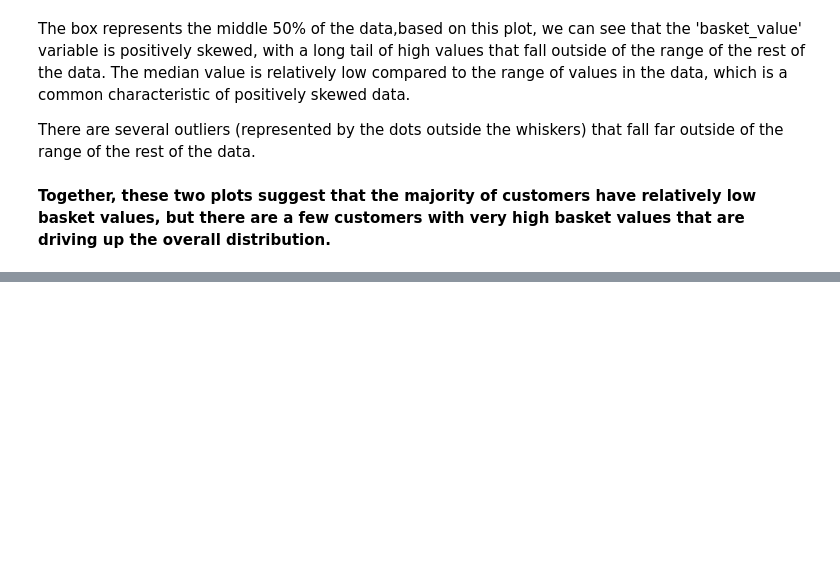
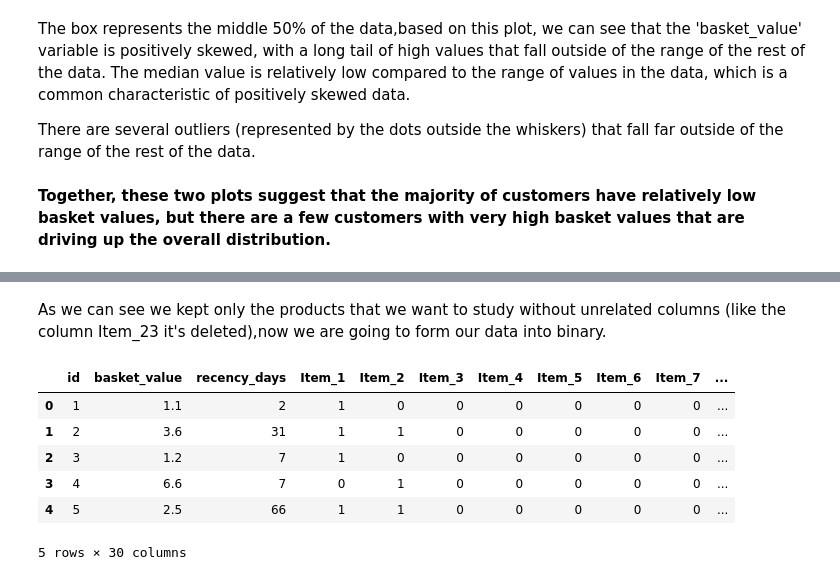
Before and after one commit to tfysekis/Data-Mining, a Jupyter notebook: Mining_Knowledge.ipynb, the cells around one changed output, grey strips where cells are left out. Drawn from its saved outputs; the diff is of its cells as text; code cells hidden in the pictures; blank space fills up the shorter version.

```diff
--- a/Mining_Knowledge.ipynb
+++ b/Mining_Knowledge.ipynb
@@ -74,0 +99,21 @@ There are several outliers (represented by the dots outside the whiskers) that f
+# %% [markdown]
+As we can see we kept only the products that we want to study without unrelated columns (like the column Item_23 it's deleted),now we are going to form our data into binary.
+# %%
+# Select only the relevant columns and drop columns with all NaNs
+binary_data = data_filtered.iloc[:, :3]  # keep the first 3 columns
+for i in range(1, 33):  # loop over columns Item_1 to Item_32
+    col_name = 'Item_' + str(i)
+    if col_name in data_filtered.columns:  # check if column exists in data
+        # encode as binary values (1 if item present, 0 if not)
+        binary_data[col_name] = data_filtered[col_name].isin(item_names).astype(int)
+
+
+binary_data.head()
+# %% [output]
+|  | id | basket_value | recency_days | Item_1 | Item_2 | Item_3 | Item_4 | Item_5 | Item_6 | Item_7 | ... |
+| 0 | 1 | 1.1 | 2 | 1 | 0 | 0 | 0 | 0 | 0 | 0 | ... |
+| 1 | 2 | 3.6 | 31 | 1 | 1 | 0 | 0 | 0 | 0 | 0 | ... |
+| 2 | 3 | 1.2 | 7 | 1 | 0 | 0 | 0 | 0 | 0 | 0 | ... |
+| 3 | 4 | 6.6 | 7 | 0 | 1 | 0 | 0 | 0 | 0 | 0 | ... |
+| 4 | 5 | 2.5 | 66 | 1 | 1 | 0 | 0 | 0 | 0 | 0 | ... |
+5 rows × 30 columns
```
Also changed, not shown: parts of 9 cells of this notebook.
